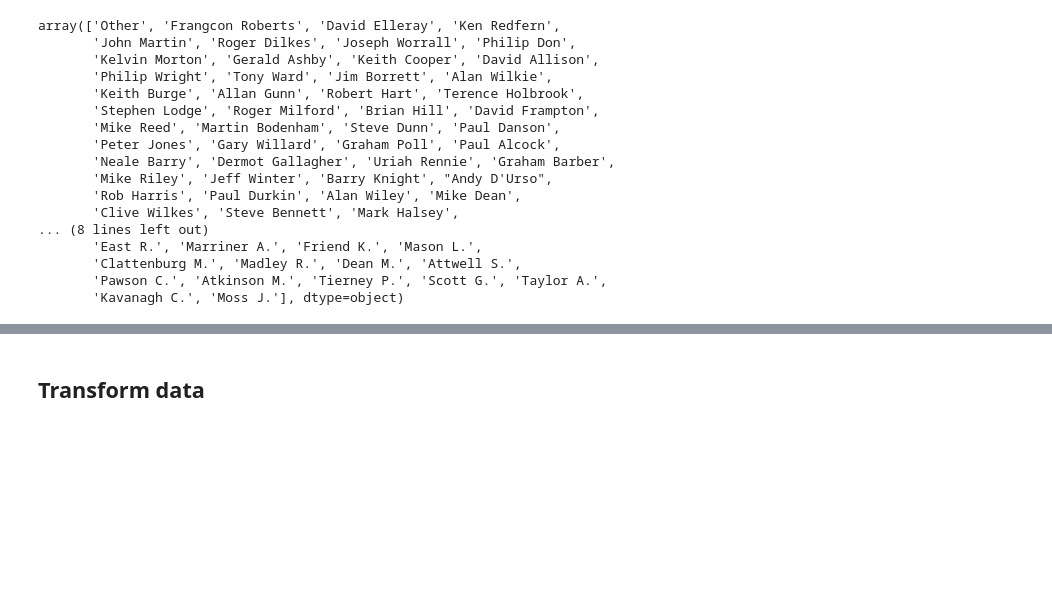
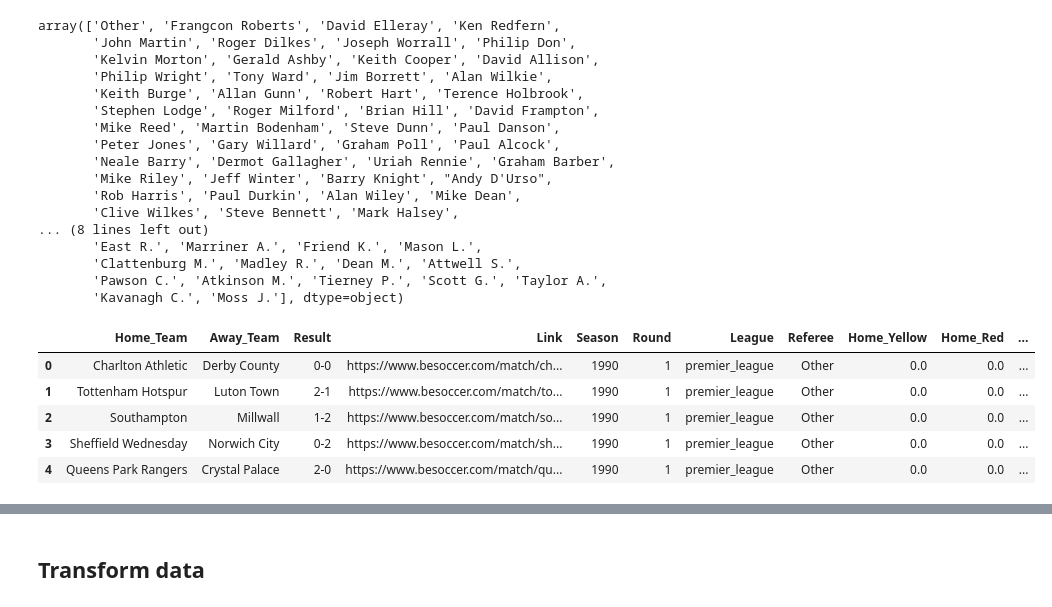
Before and after one commit to PascalLiPooKim/Football-prediction-model-project, a Jupyter notebook: footballPredictionModel.ipynb, the cells around one changed output, grey strips where cells are left out. Saved outputs shown, nothing was run; the diff lists cells and outputs as text; code cells hidden in the pictures; blank space fills up the shorter version.

Commit message:
Add PCA and pipeline and include referee and cards features to main data frame

```diff
--- a/footballPredictionModel.ipynb
+++ b/footballPredictionModel.ipynb
@@ -442,8 +453,12 @@ pl_1990['Home_Team'].replace(to_replace={'Man. City':'Manchester City', 'Man. Ut
 379      Tottenham Hotspur
 Name: Home_Team, Length: 380, dtype: object
 # %%
-def add_referee_col(df, init_val ='Other'):
-  df['Referee'] = 'Other'
+def add_referee_cards_cols(df, ref_default ='Other'):
+  df['Referee'] = ref_default
+  df['Home_Yellow'] = 0
+  df['Home_Red'] = 0
+  df['Away_Yellow'] = 0
+  df['Away_Red'] = 0
   for i, row in df.iterrows():
       first_cond = match_info_df['Home_Team'] == row['Home_Team'].lower()
       if first_cond.any():
@@ -453,9 +468,13 @@ def add_referee_col(df, init_val ='Other'):
           if third_cond.any():
             # print(i, match_info_df[first_cond][second_cond][third_cond]['Referee'].to_numpy())
             df.loc[i, 'Referee'] = match_info_df[first_cond][second_cond][third_cond]['Referee'].to_numpy()[0]
+            df.loc[i, 'Home_Yellow'] = match_info_df[first_cond][second_cond][third_cond]['Home_Yellow'].to_numpy()[0]
+            df.loc[i, 'Home_Red'] = match_info_df[first_cond][second_cond][third_cond]['Home_Red'].to_numpy()[0]
+            df.loc[i, 'Away_Yellow'] = match_info_df[first_cond][second_cond][third_cond]['Away_Yellow'].to_numpy()[0]
+            df.loc[i, 'Away_Red'] = match_info_df[first_cond][second_cond][third_cond]['Away_Red'].to_numpy()[0]
   return df
 
-pl_1990 = add_referee_col(pl_1990)
+pl_1990 = add_referee_cards_cols(pl_1990)
 pl_1990['Referee'].unique()
 
 # for i in match_info_df['Home_Team'].to_numpy():
@@ -525,7 +544,7 @@ Round        0.0
 League       0.0
 dtype: float64
 # %%
-pl_df = add_referee_col(pl_df)
+pl_df = add_referee_cards_cols(pl_df)
 pl_df['Referee'].unique()
 # %% [output]
 array(['Other', 'Frangcon Roberts', 'David Elleray', 'Ken Redfern',
@@ -545,5 +564,14 @@ array(['Other', 'Frangcon Roberts', 'David Elleray', 'Ken Redfern',
        'Clattenburg M.', 'Madley R.', 'Dean M.', 'Attwell S.',
        'Pawson C.', 'Atkinson M.', 'Tierney P.', 'Scott G.', 'Taylor A.',
        'Kavanagh C.', 'Moss J.'], dtype=object)
+# %%
+pl_df.head()
+# %% [output]
+|  | Home_Team | Away_Team | Result | Link | Season | Round | League | Referee | Home_Yellow | Home_Red | ... |
+| 0 | Charlton Athletic | Derby County | 0-0 | https://www.besoccer.com/match/ch... | 1990 | 1 | premier_league | Other | 0.0 | 0.0 | ... |
+| 1 | Tottenham Hotspur | Luton Town | 2-1 | https://www.besoccer.com/match/to... | 1990 | 1 | premier_league | Other | 0.0 | 0.0 | ... |
+| 2 | Southampton | Millwall | 1-2 | https://www.besoccer.com/match/so... | 1990 | 1 | premier_league | Other | 0.0 | 0.0 | ... |
+| 3 | Sheffield Wednesday | Norwich City | 0-2 | https://www.besoccer.com/match/sh... | 1990 | 1 | premier_league | Other | 0.0 | 0.0 | ... |
+| 4 | Queens Park Rangers | Crystal Palace | 2-0 | https://www.besoccer.com/match/qu... | 1990 | 1 | premier_league | Other | 0.0 | 0.0 | ... |
 # %%
 pl_df['Result'].unique()
```
Also changed, not shown: parts of 16 cells of this notebook.
